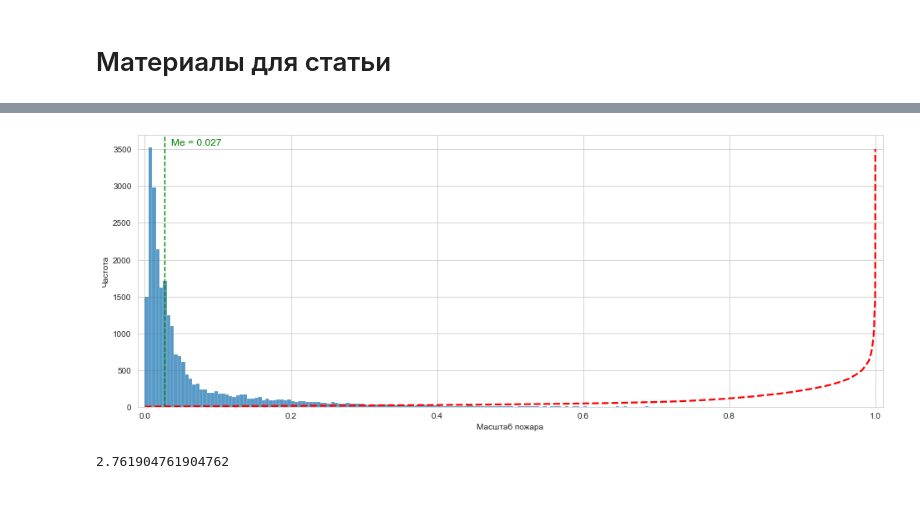
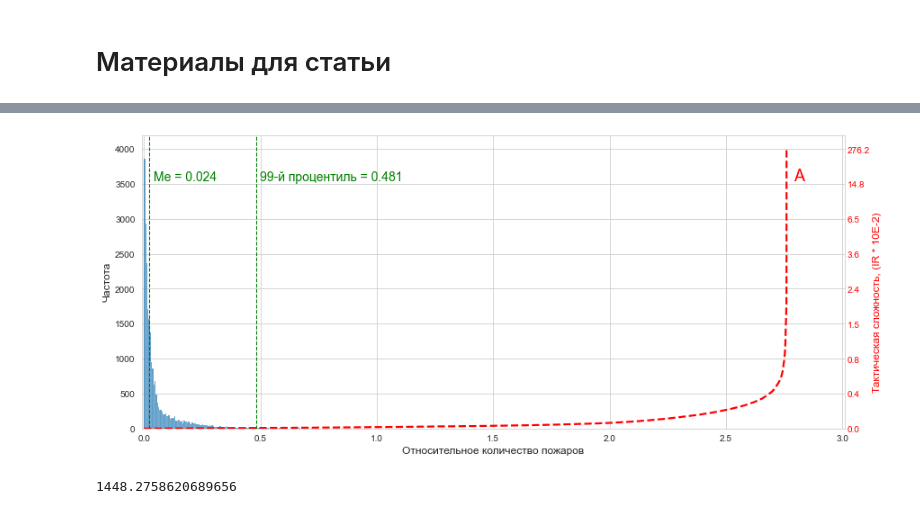
Before and after one commit to VistaSV30/BigFire_Article, a Jupyter notebook: Article.ipynb, the cells around one changed output, grey strips where cells are left out. Cells and saved outputs as stored; diff of their text form; code cells hidden in the pictures.

```diff
--- a/Article.ipynb
+++ b/Article.ipynb
@@ -29,7 +37,7 @@ df
 # df.to_pickle('pkl/Article.pkl')
 df = pd.read_pickle('pkl/Article.pkl')
 # %%
-df = df.loc[(df['D'] > 1) & (df['T'] > 0) & (df['Stv'] > 0)]
+df = df.loc[(df['D'] > 9) & (df['T'] > 0) & (df['Stv'] > 0)]
 
 # Интервалы MinMax
 df['dT'] = (df['T'] - df['T'].min())/(df['T'].max() - df['T'].min())
@@ -37,6 +45,6 @@ df['dStv'] = (df['Stv'] - df['Stv'].min())/(df['Stv'].max() - df['Stv'].min())
 df['dD'] = (df['D'] - df['D'].min())/(df['D'].max() - df['D'].min())
 df['S'] = df['dT'] + df['dStv'] + df['dD']  # Сумма по MinMax
 df = df.sort_values(by='S')  # Сортировка по столбцу
-df = dfs.reset_index(drop=True)
+df = df.reset_index(drop=True)
 df
 # %% [output]
@@ -56,23 +84,42 @@ df
 # %%
 sns.set_style("whitegrid")  #
 
-fig, ax = plt.subplots(figsize = (16,6))
+fig, ax = plt.subplots(figsize = (14,6))
 sns.histplot(df["S"], binwidth=0.005)
+
+# Медиана
 x = df['S'].median()
-plt.axvline(x, color='green', linestyle='dashed', linewidth=1.4)
-plt.text(x+0.01, 3550, 'Me = ' + str(round(x,3)), color='green', size=12)
+plt.axvline(x, color='green', linestyle='dashed', linewidth=1.1)
+plt.text(x+0.018, 3550, 'Me = ' + str(round(x,3)), color='green', size=14)
+
+# 95 процентиль (95th percentile)
+# x = df['S'].quantile(0.95)
+# plt.axvline(x, color='green', linestyle='dashed', linewidth=1.1)
+# plt.text(x+0.01, 3250, '95-й процентиль = ' + str(round(x,3)), color='green', size=14)
+
+# 99 процентиль (99th percentile)
+x = df['S'].quantile(0.99)
+plt.axvline(x, color='green', linestyle='dashed', linewidth=1.1)
+plt.text(x+0.018, 3550, '99-й процентиль = ' + str(round(x,3)), color='green', size=14)
+
+plt.text(2.79, 3550, 'A', color='red', size=18)
+# Метки дополнительной оси
+yt = [round(df.S[round(i)]*100,1) for i in np.arange(0, 24140, 3016.5)]
+yv = range(0,4001,500)
+for i in range(9): plt.text(3.02, yv[i]-50, yt[i], color='red', size=10)
+plt.text(3.13, 550, 'Тактическая сложность, (IR * 10E-2)', color='red', size=12, rotation=90) # Intricata res (лат) - сложность обстановки
 
 m = df.index.max()
-sns.lineplot(x=df.index/m, y=df['S']*1268, color='red', linewidth=2.2, linestyle='dashed')
+sns.lineplot(x=2.76*df.index/m, y=df['S']*1448, color='red', linewidth=2.2, linestyle='dashed')
 
-ax.set(xlim = [-0.01, 1.01])
-ax.set_ylabel('Частота', size=10)
-ax.set_xlabel('Масштаб пожара', size=10)
+ax.set(xlim = [-0.01, 3.01])
+ax.set_ylabel('Частота', size=12)
+ax.set_xlabel('Относительное количество пожаров', size=12)
 
 fig.savefig('img/Masht', dpi=300, bbox_inches = 'tight')
 # %% [output]
-[figure, old version]
+[figure, new version]
 # %%
-df['S'].max()
+4000/df['S'].max()
 # %% [output]
-2.761904761904762
+1448.2758620689656
```
Also changed, not shown: parts of 8 cells of this notebook.
